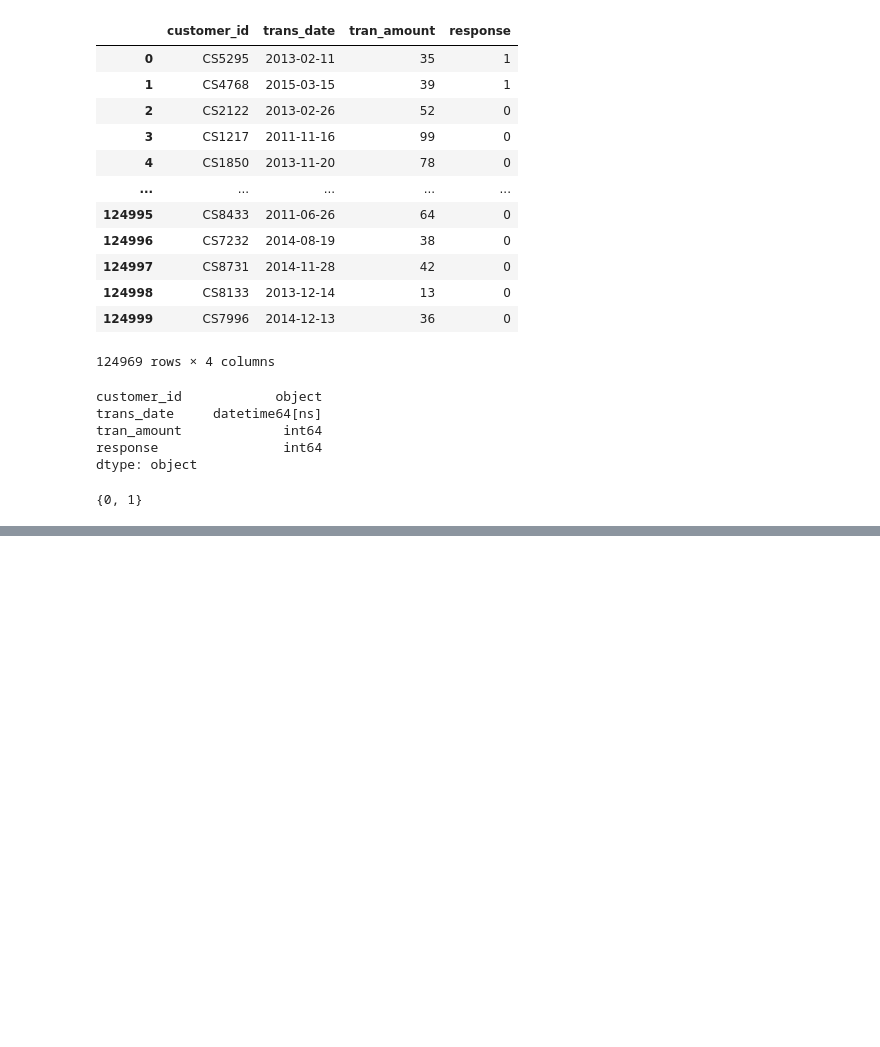
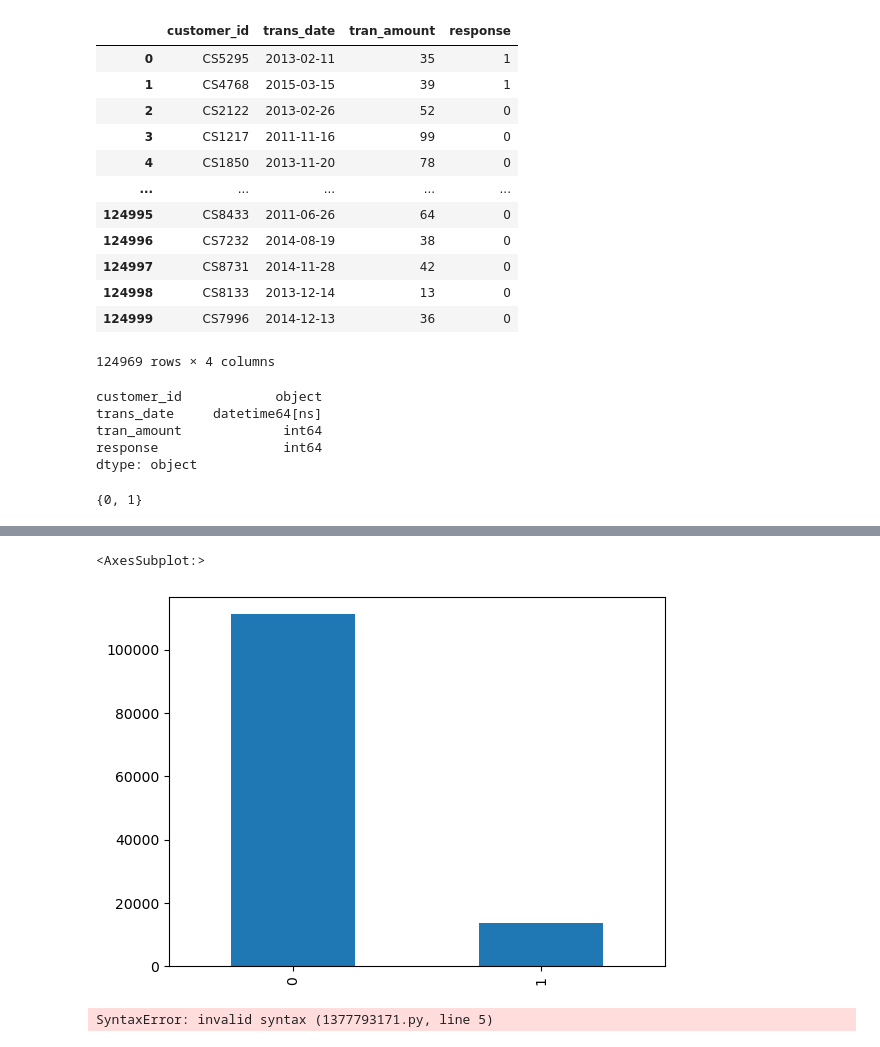
Before and after one commit to anshi-09/Retail_data_analysis, a Jupyter notebook: DATA_CLEANING.ipynb, the cells around one changed output, grey strips where cells are left out. Drawn from its saved outputs; the diff is of its cells as text; code cells hidden in the pictures; blank space fills up the shorter version.

```diff
--- a/DATA_CLEANING.ipynb
+++ b/DATA_CLEANING.ipynb
@@ -340,0 +360,18 @@ sns.barplot(x='customer_id', y ='tran_amount' , data = top_5_sales)
+# %%
+#count the number of churned and   customers
+churn_counts = df['response'].value_counts()
+
+#plot
+churn_counts.plot(kind='bar')
+# %% [output]
+<AxesSubplot:>
+[figure, added]
+# %%
+#Analyzing top customers
+top_5_cus = monetary.sort_values(ascending=false).head(5).index
+top_customers_df=df[df['cutomer_id'].isin(top_5_cus)]
+
+top_customer_sales = top_customers_df.groupby(['customer_id,'month_year'])['tran_amount'].sum().unstack(level=0)
+top_customer_sales.plot(kind='line')
+# %% [output]
+SyntaxError: invalid syntax (1377793171.py, line 5)
```
Also changed, not shown: parts of 31 cells of this notebook, 1 other file.
